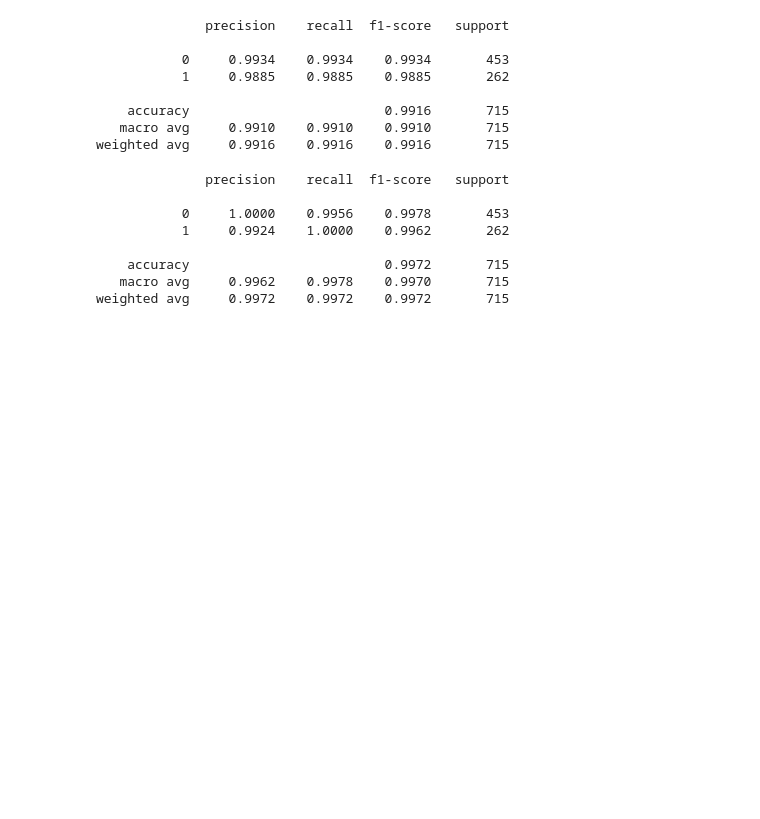
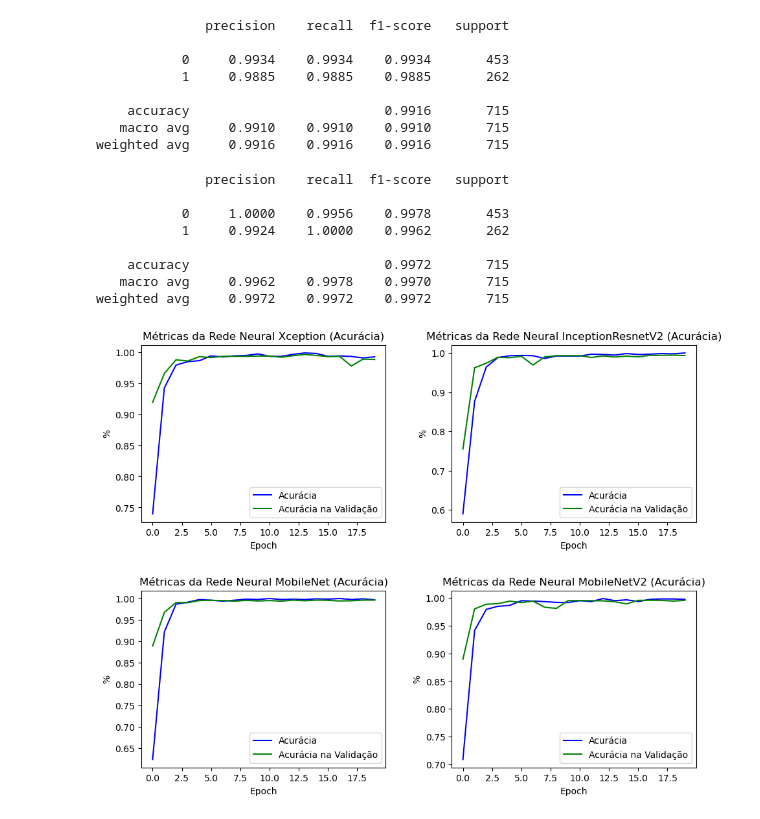
Before and after one commit to d-t-n/quality-inspection-ai-cv-deep-learning, a Jupyter notebook: Model-General-QC-portu-Integrated.ipynb, the cells around one changed output. Saved outputs shown, nothing was run; the diff lists cells and outputs as text; code cells hidden in the pictures; blank space fills up the shorter version.

```diff
--- a/Model-General-QC-portu-Integrated.ipynb
+++ b/Model-General-QC-portu-Integrated.ipynb
@@ -809,3 +809,48 @@ print(classification_report(y_actualm2, y_predm2, digits=4))
     accuracy                         0.9972       715
    macro avg     0.9962    0.9978    0.9970       715
 weighted avg     0.9972    0.9972    0.9972       715
+# %%
+# Colocando os graficos juntos
+
+# Define the figure and axes objects
+fig, axs = plt.subplots(nrows=2, ncols=2, figsize=(10, 8))
+
+# Plot the first graph on the top-left axes
+axs[0, 0].plot(historyx.history['accuracy'], color='blue', label='Acurácia')
+axs[0, 0].plot(historyx.history['val_accuracy'], color='green', label='Acurácia na Validação')
+axs[0, 0].set_title('Métricas da Rede Neural Xception (Acurácia)')
+axs[0, 0].set_ylabel('%')
+axs[0, 0].set_xlabel('Epoch')
+axs[0, 0].legend(loc="lower right")
+
+# Plot the second graph on the top-right axes
+axs[0, 1].plot(historyi.history['accuracy'], color='blue', label='Acurácia')
+axs[0, 1].plot(historyi.history['val_accuracy'], color='green', label='Acurácia na Validação')
+axs[0, 1].set_title('Métricas da Rede Neural InceptionResnetV2 (Acurácia)')
+axs[0, 1].set_ylabel('%')
+axs[0, 1].set_xlabel('Epoch')
+axs[0, 1].legend(loc="lower right")
+
+# Plot the third graph on the bottom-left axes
+axs[1, 0].plot(historym.history['accuracy'], color='blue', label='Acurácia')
+axs[1, 0].plot(historym.history['val_accuracy'], color='green', label='Acurácia na Validação')
+axs[1, 0].set_title('Métricas da Rede Neural MobileNet (Acurácia)')
+axs[1, 0].set_ylabel('%')
+axs[1, 0].set_xlabel('Epoch')
+axs[1, 0].legend(loc="lower right")
+
+# Plot the fourth graph on the bottom-right axes
+axs[1, 1].plot(historym2.history['accuracy'], color='blue', label='Acurácia')
+axs[1, 1].plot(historym2.history['val_accuracy'], color='green', label='Acurácia na Validação')
+axs[1, 1].set_title('Métricas da Rede Neural MobileNetV2 (Acurácia)')
+axs[1, 1].set_ylabel('%')
+axs[1, 1].set_xlabel('Epoch')
+axs[1, 1].legend(loc="lower right")
+
+# Adjust the layout and spacing of the subplots
+fig.tight_layout(pad=3.0)
+
+# Display the plot
+plt.show()
+# %% [output]
+[figure, added]
```
Also changed, not shown: parts of 2 cells of this notebook.
